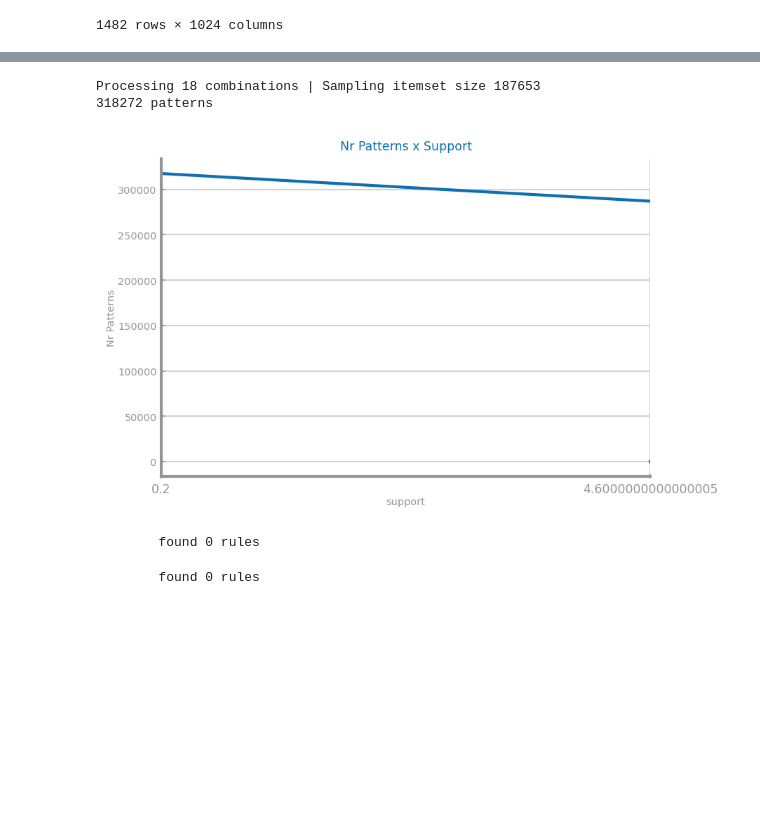
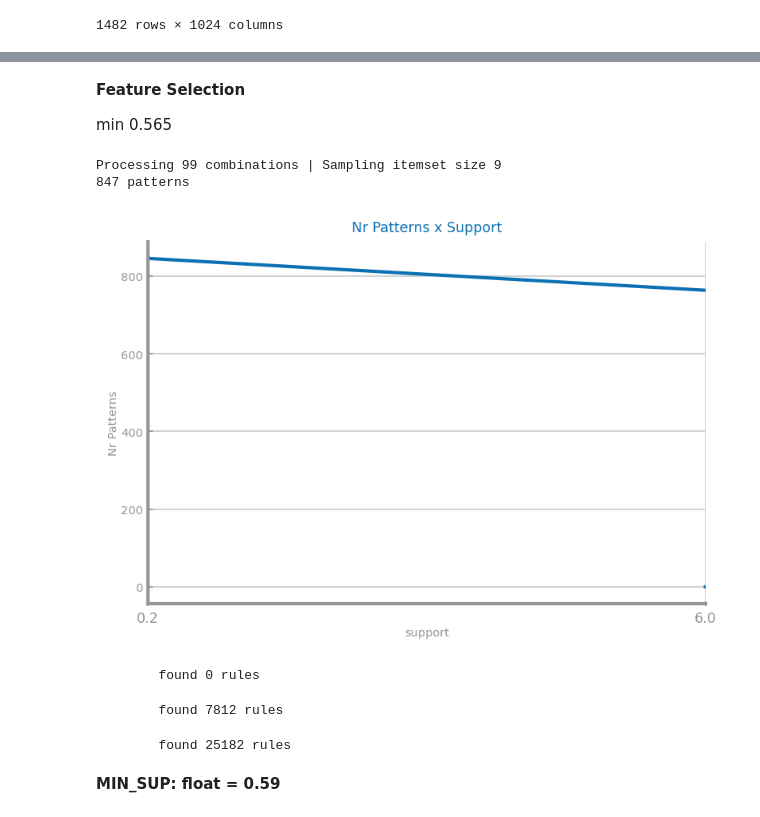
Before and after one commit to diogo-costa98/cdados, a Jupyter notebook: Pattern Mining/Lab8_qsar_oral_toxicity.ipynb, the cells around one changed output, grey strips where cells are left out. Cells and saved outputs as stored; diff of their text form; code cells hidden in the pictures; blank space fills up the shorter version.

Commit message:
Feature Selection dataset2

```diff
--- a/Pattern Mining/Lab8_qsar_oral_toxicity.ipynb
+++ b/Pattern Mining/Lab8_qsar_oral_toxicity.ipynb
@@ -23,9 +27,9 @@ data: pd.DataFrame = pd.read_csv('datasets/qsar_oral_toxicity_v2.csv')
 target = 'IS_TOXIC'
 original_data = data.copy()
 data_unbalanced = data.copy()
-y: np.ndarray = data.pop(target).values
-X: np.ndarray = data.values
-labels = pd.unique(y)
+# y: np.ndarray = data.pop(target).values
+# X: np.ndarray = data.values
+# labels = pd.unique(y)
 # %% [markdown]
 #### \[No Normalization Needed]
 # %% [markdown]
@@ -138,3 +142,11 @@ under_sampled
 | 8941 | 0 | 0 | 0 | 0 | 0 | 0 | 0 | 0 | 0 | 0 | ... |
 | 8984 | 0 | 0 | 0 | 0 | 0 | 0 | 0 | 0 | 0 | 0 | ... |
 1482 rows × 1024 columns
+# %%
+X_train, X_test, y_train, y_test = train_test_split(
+    data.drop(labels=target, axis=1),
+    data[target],
+    test_size=0.3,
+    random_state=0)
+
+X_train.shape, X_test.shape
@@ -140,0 +155,3 @@ under_sampled
+# %%
+var_thres=VarianceThreshold(threshold=0.234)
+var_thres.fit(X_train)
@@ -141,21 +218,25 @@ under_sampled
+# %% [markdown]
+**Feature Selection**
+
+min 0.565
 # %%
-MIN_SUP: float = 0.46
+MIN_SUP: float = 0.60
 var_min_sup =[0.2, 0.1] + [i*MIN_SUP for i  in range(100, 0, -10)]
 
-patterns: pd.DataFrame = pm.apriori(under_sampled, min_support=MIN_SUP, use_colnames=True, verbose=True)
+patterns: pd.DataFrame = pm.apriori(X_train, min_support=MIN_SUP, use_colnames=True, verbose=True)
 print(len(patterns),'patterns')
 nr_patterns = []
 for sup in var_min_sup:
     pat = patterns[patterns['support']>=sup]
     nr_patterns.append(len(pat))
 
 plt.figure(figsize=(6, 4))
 ds.plot_line(var_min_sup, nr_patterns, title='Nr Patterns x Support', xlabel='support', ylabel='Nr Patterns')
 plt.show()
 # %% [output]
-Processing 18 combinations | Sampling itemset size 187653
-318272 patterns
+Processing 99 combinations | Sampling itemset size 9
+847 patterns
-[figure, old version]
+[figure, new version]
 # %%
 MIN_CONF: float = 0.6
 rules = pm.association_rules(patterns, metric='confidence', min_threshold=MIN_CONF*5, support_only=False)
@@ -163,11 +244,17 @@ print(f'\tfound {len(rules)} rules')
 # %% [output]
         found 0 rules
 # %%
-MIN_CONF: float = 0.4
+MIN_CONF: float = 0.2
 rules = pm.association_rules(patterns, metric='confidence', min_threshold=MIN_CONF*5, support_only=False)
 print(f'\tfound {len(rules)} rules')
 # %% [output]
-        found 0 rules
+        found 7812 rules
+# %%
+MIN_CONF: float = 0.10
+rules = pm.association_rules(patterns, metric='confidence', min_threshold=MIN_CONF*5, support_only=False)
+print(f'\tfound {len(rules)} rules')
+# %% [output]
+        found 25182 rules
 # %%
 def plot_top_rules(rules: pd.DataFrame, metric: str, per_metric: str) -> None:
     _, ax = plt.subplots(figsize=(6, 3))
@@ -218,6 +305,8 @@ def analyse_per_metric(rules: pd.DataFrame, metric: str, metric_values: list) ->
     plot_top_rules(top_lift, 'lift', metric)
 
     return nr_rules
+# %% [markdown]
+**MIN_SUP: float = 0.59**
 # %%
 nr_rules_sp = analyse_per_metric(rules, 'support', var_min_sup)
 ds.plot_line(var_min_sup, nr_rules_sp, title='Nr rules x Support', xlabel='support', ylabel='Nr. rules', percentage=False)
```
Also changed, not shown: parts of 15 cells of this notebook.
